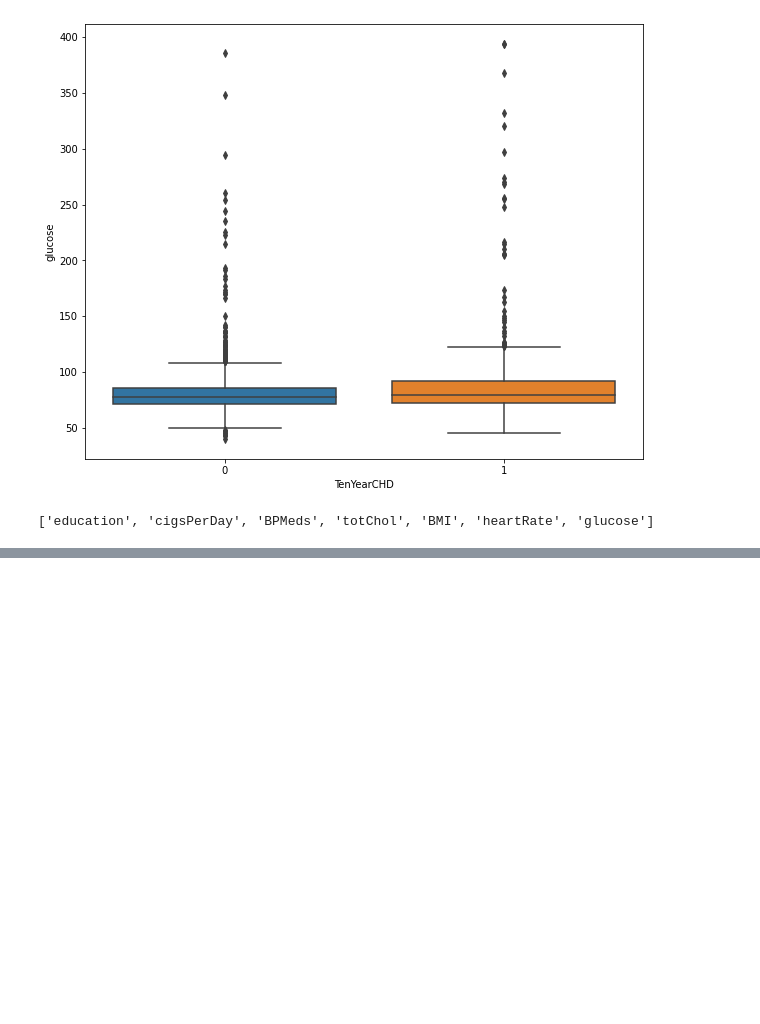
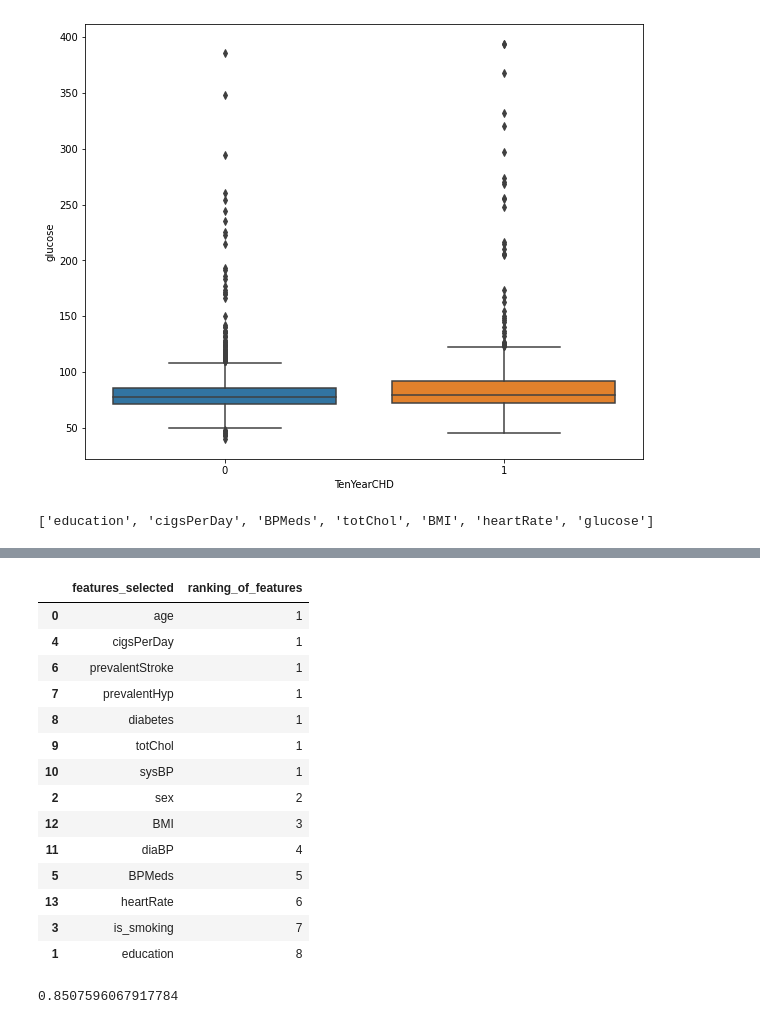
Before and after one commit to Aayushi4925/cardiovasular, a Jupyter notebook: cardiovascular_risk.ipynb, the cells around one changed output, grey strips where cells are left out. Cells and saved outputs as stored; diff of their text form; code cells hidden in the pictures; blank space fills up the shorter version.

```diff
--- a/cardiovascular_risk.ipynb
+++ b/cardiovascular_risk.ipynb
@@ -305,0 +349,2 @@ for i in continousfeat:
+# %%
+x_train,x_test,y_train,y_test = train_test_split(x,y,test_size=.33)
@@ -305,0 +358,11 @@ for i in continousfeat:
+# %%
+for i in range(1,1000):
+    x_train,x_test,y_train,y_test = train_test_split(x,y,test_size=.33,random_state=i)
+    lr =  LogisticRegression()
+    lr.fit(x_train,y_train)
+    pred_test = lr.predict(x_test)
+    pred_train = lr.predict(x_train)
+    if(round(accuracy_score(pred_test,y_test)*100,1)==round(accuracy_score(pred_train,y_train)*100,1)):
+        print('random state',i)
+        print('test accuracy',accuracy_score(pred_test,y_test))
+        print('train accuracy',accuracy_score(pred_train,y_train))
@@ -305,0 +387,32 @@ for i in continousfeat:
+# %%
+x_train,x_test,y_train,y_test = train_test_split(x,y,test_size=.33,random_state=292)
+# %%
+from sklearn.feature_selection import RFE
+rfe_obj = RFE(estimator=lr,step=1)
+rfe_obj = rfe_obj.fit(x_train,y_train)
+features = pd.DataFrame({'features_selected':list(x_train.columns),'ranking_of_features':rfe_obj.ranking_})
+features.sort_values(by='ranking_of_features',ascending=True)
+# %% [output]
+|  | features_selected | ranking_of_features |
+| 0 | age | 1 |
+| 4 | cigsPerDay | 1 |
+| 6 | prevalentStroke | 1 |
+| 7 | prevalentHyp | 1 |
+| 8 | diabetes | 1 |
+| 9 | totChol | 1 |
+| 10 | sysBP | 1 |
+| 2 | sex | 2 |
+| 12 | BMI | 3 |
+| 11 | diaBP | 4 |
+| 5 | BPMeds | 5 |
+| 13 | heartRate | 6 |
+| 3 | is_smoking | 7 |
+| 1 | education | 8 |
+# %%
+x_train_rfe = rfe_obj.transform(x_train)
+x_test_rfe = rfe_obj.transform(x_test)
+rfe_model = lr.fit(x_train_rfe,y_train)
+p = rfe_model.predict(x_test_rfe)
+accuracy_score(p,y_test)
+# %% [output]
+0.8507596067917784
```
Also changed, not shown: parts of 25 cells of this notebook.
